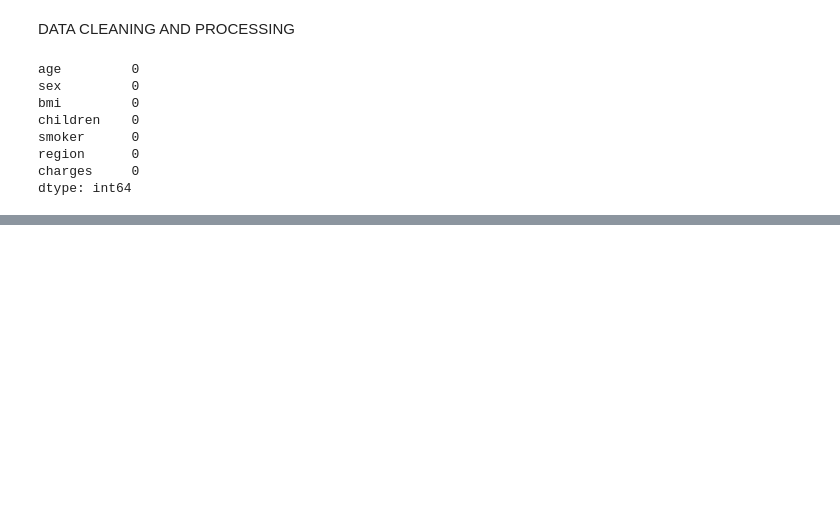
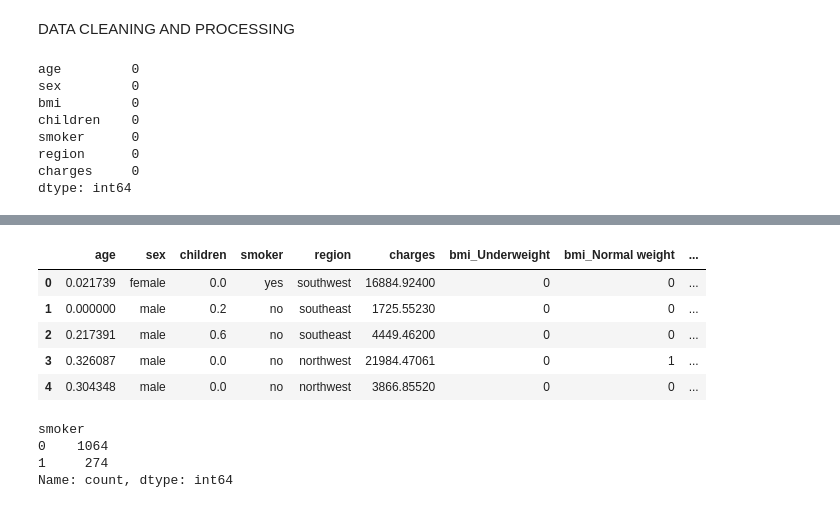
Before and after one commit to HarshPandey2004/ML-Model, a Jupyter notebook: project/file1.ipynb, the cells around one changed output, grey strips where cells are left out. Drawn from its saved outputs; the diff is of its cells as text; code cells hidden in the pictures; blank space fills up the shorter version.

```diff
--- a/project/file1.ipynb
+++ b/project/file1.ipynb
@@ -220,0 +293,22 @@ data_cleaned.head()
+# %%
+cols = ['age','children']
+scaler = MinMaxScaler()
+data_cleaned[cols] = scaler.fit_transform(data_cleaned[cols])
+# %%
+data_cleaned.head()
+# %% [output]
+|  | age | sex | children | smoker | region | charges | bmi_Underweight | bmi_Normal weight | ... |
+| 0 | 0.021739 | female | 0.0 | yes | southwest | 16884.92400 | 0 | 0 | ... |
+| 1 | 0.000000 | male | 0.2 | no | southeast | 1725.55230 | 0 | 0 | ... |
+| 2 | 0.217391 | male | 0.6 | no | southeast | 4449.46200 | 0 | 0 | ... |
+| 3 | 0.326087 | male | 0.0 | no | northwest | 21984.47061 | 0 | 1 | ... |
+| 4 | 0.304348 | male | 0.0 | no | northwest | 3866.85520 | 0 | 0 | ... |
+# %%
+data_cleaned['smoker'] = data_cleaned['smoker'].map({'no': 0, 'yes': 1}).astype(int)
+
+data_cleaned['smoker'].value_counts()
+# %% [output]
+smoker
+0    1064
+1     274
+Name: count, dtype: int64
```
Also changed, not shown: parts of 18 cells of this notebook.
